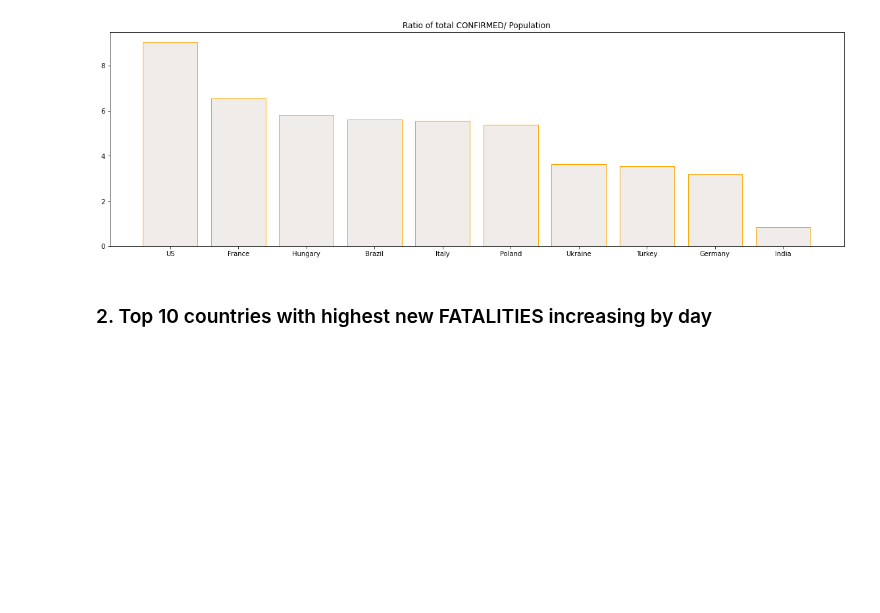
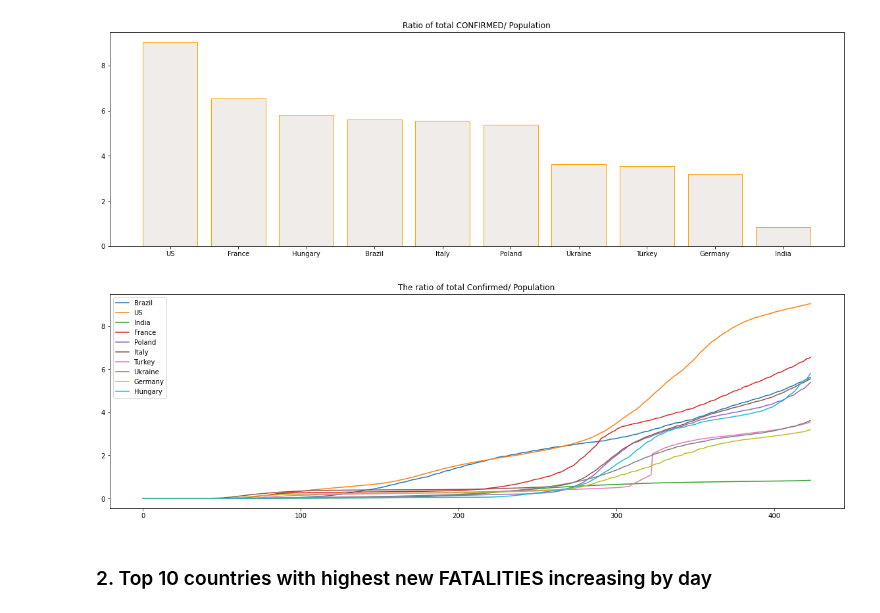
Before and after one commit to lphan/ML-Practices, a Jupyter notebook: 18_Covid-19/18_Covid-19_top10.ipynb, the cells around one changed output. Saved outputs shown, nothing was run; the diff lists cells and outputs as text; code cells hidden in the pictures; blank space fills up the shorter version.

Commit message:
Update top 10 with ratio-dataframes

```diff
--- a/18_Covid-19/18_Covid-19_top10.ipynb
+++ b/18_Covid-19/18_Covid-19_top10.ipynb
@@ -63,6 +63,13 @@ sorted(topRatioTotalConfPop, key=lambda x:x[1], reverse=True)
  ('Germany', 3.1859),
  ('India', 0.8405)]
 [figure]
+# %%
+for country in countries_highestConfByDay.head(10).index:
+    y_dat_ratioConfPop[country].plot(label=country)
+    plt.legend()
+    plt.title("The ratio of total Confirmed/ Population")
+# %% [output]
+[figure, added]
 # %% [markdown]
 ### 2. Top 10 countries with highest new FATALITIES increasing by day
 # %%
```
Also changed, not shown: parts of 3 cells of this notebook, 1 other file.
